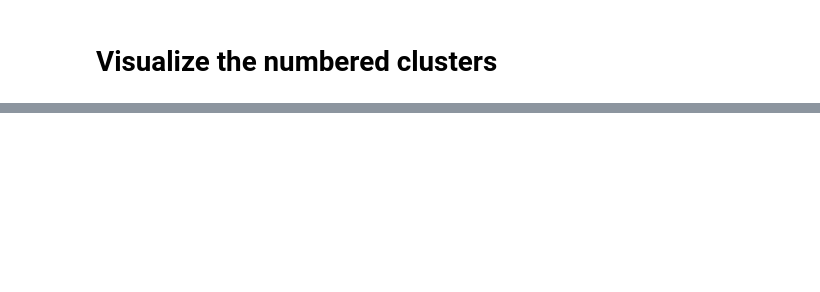
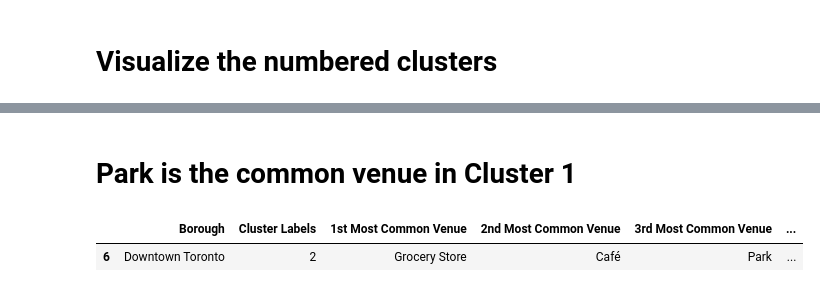
Before and after one commit to shaunrajan/Coursera_Capstone, a Jupyter notebook: Toronto Neighborhood Segmentation.ipynb, the cells around one changed output, grey strips where cells are left out. Drawn from its saved outputs; the diff is of its cells as text; code cells hidden in the pictures; blank space fills up the shorter version.

```diff
--- a/Toronto Neighborhood Segmentation.ipynb
+++ b/Toronto Neighborhood Segmentation.ipynb
@@ -542,0 +569,7 @@ map_clusters
+# %% [markdown]
+# Park is the common venue in Cluster 1 #
+# %%
+DT_merged.loc[DT_merged['Cluster Labels'] == 2, DT_merged.columns[[1] + list(range(5, DT_merged.shape[1]))]]
+# %% [output]
+|  | Borough | Cluster Labels | 1st Most Common Venue | 2nd Most Common Venue | 3rd Most Common Venue | ... |
+| 6 | Downtown Toronto | 2 | Grocery Store | Café | Park | ... |
```
Also changed, not shown: parts of 6 cells of this notebook.
